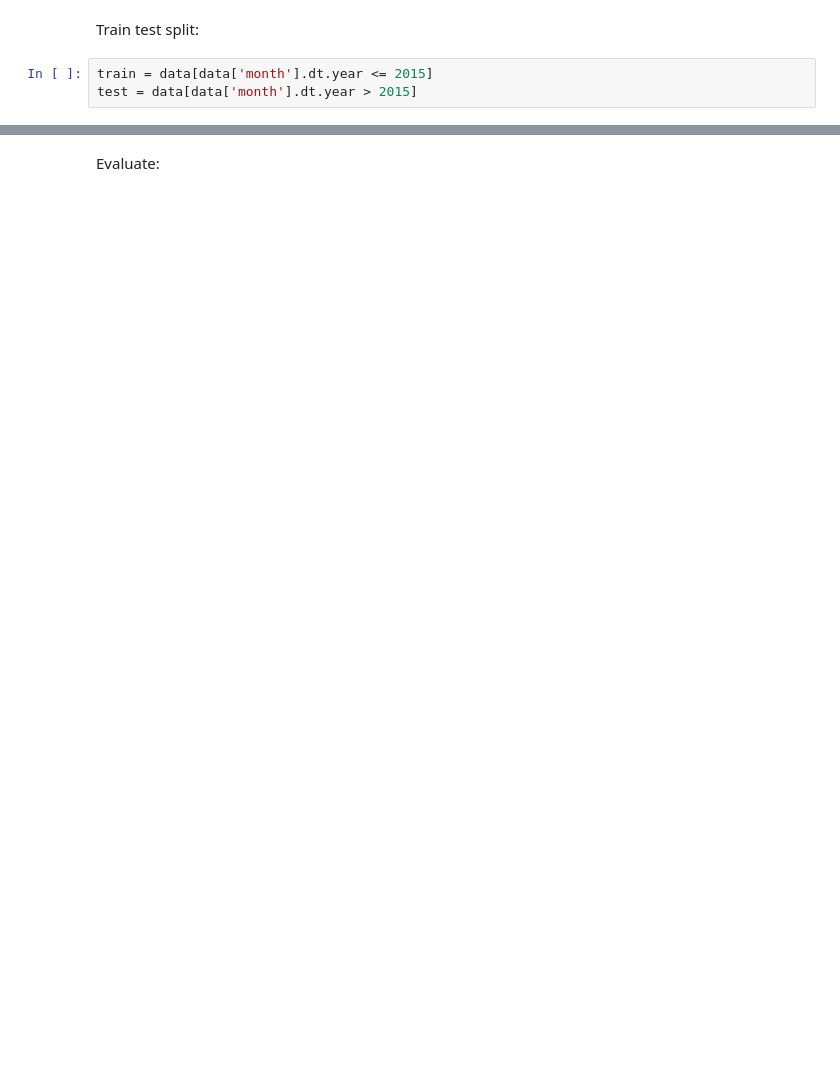
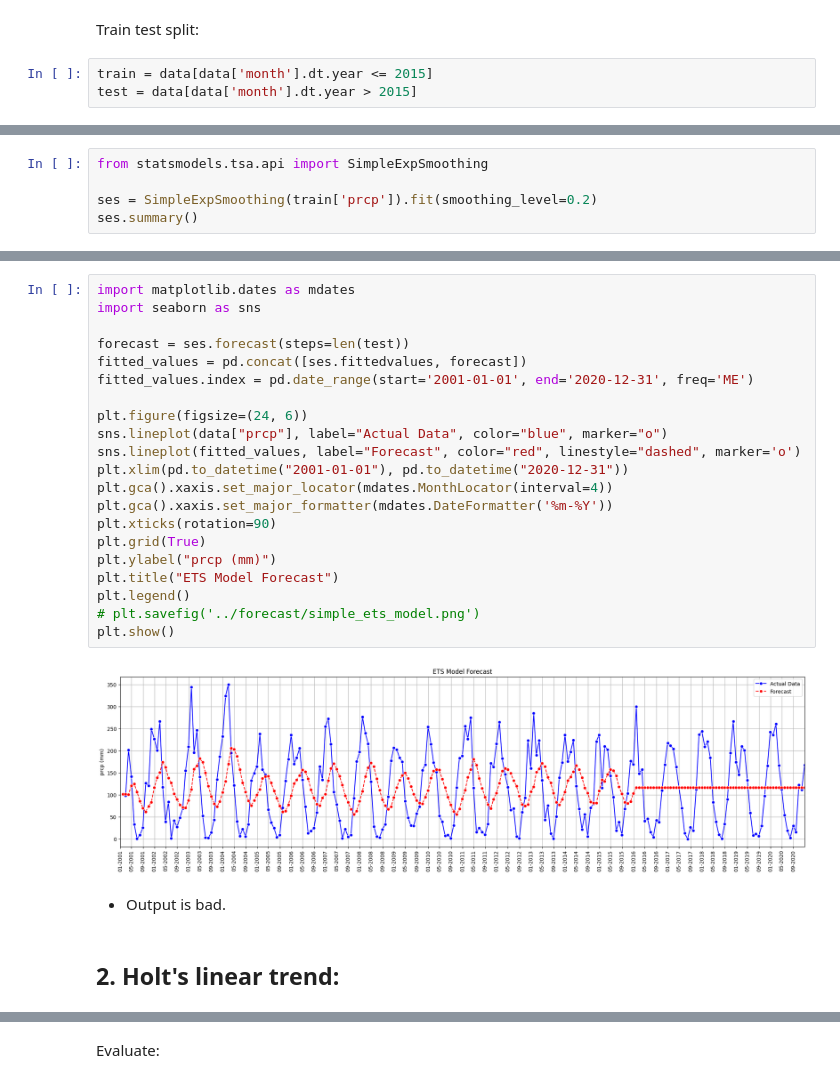
Before and after one commit to Kizza2014/time_series_climate_weather_surface_of_Brazil, a Jupyter notebook: models/exponetial_smoothing_family.ipynb, the cells around one changed output, grey strips where cells are left out. Cells and saved outputs as stored; diff of their text form; blank space fills up the shorter version.

```diff
--- a/models/exponetial_smoothing_family.ipynb
+++ b/models/exponetial_smoothing_family.ipynb
@@ -49,0 +27,5 @@ Warnings:
+# %%
+from statsmodels.tsa.api import SimpleExpSmoothing
+
+ses = SimpleExpSmoothing(train['prcp']).fit(smoothing_level=0.2)
+ses.summary()
@@ -49,0 +45,27 @@ Warnings:
+# %%
+import matplotlib.dates as mdates
+import seaborn as sns
+
+forecast = ses.forecast(steps=len(test))
+fitted_values = pd.concat([ses.fittedvalues, forecast])
+fitted_values.index = pd.date_range(start='2001-01-01', end='2020-12-31', freq='ME')
+
+plt.figure(figsize=(24, 6))
+sns.lineplot(data["prcp"], label="Actual Data", color="blue", marker="o")
+sns.lineplot(fitted_values, label="Forecast", color="red", linestyle="dashed", marker='o')
+plt.xlim(pd.to_datetime("2001-01-01"), pd.to_datetime("2020-12-31"))
+plt.gca().xaxis.set_major_locator(mdates.MonthLocator(interval=4))
+plt.gca().xaxis.set_major_formatter(mdates.DateFormatter('%m-%Y'))
+plt.xticks(rotation=90)
+plt.grid(True)
+plt.ylabel("prcp (mm)")
+plt.title("ETS Model Forecast")
+plt.legend()
+# plt.savefig('../forecast/simple_ets_model.png')
+plt.show()
+# %% [output]
+[figure, added]
+# %% [markdown]
+- Output is bad.
+# %% [markdown]
+## 2. Holt's linear trend:
```
Also changed, not shown: parts of 41 cells of this notebook, 2 other files.
